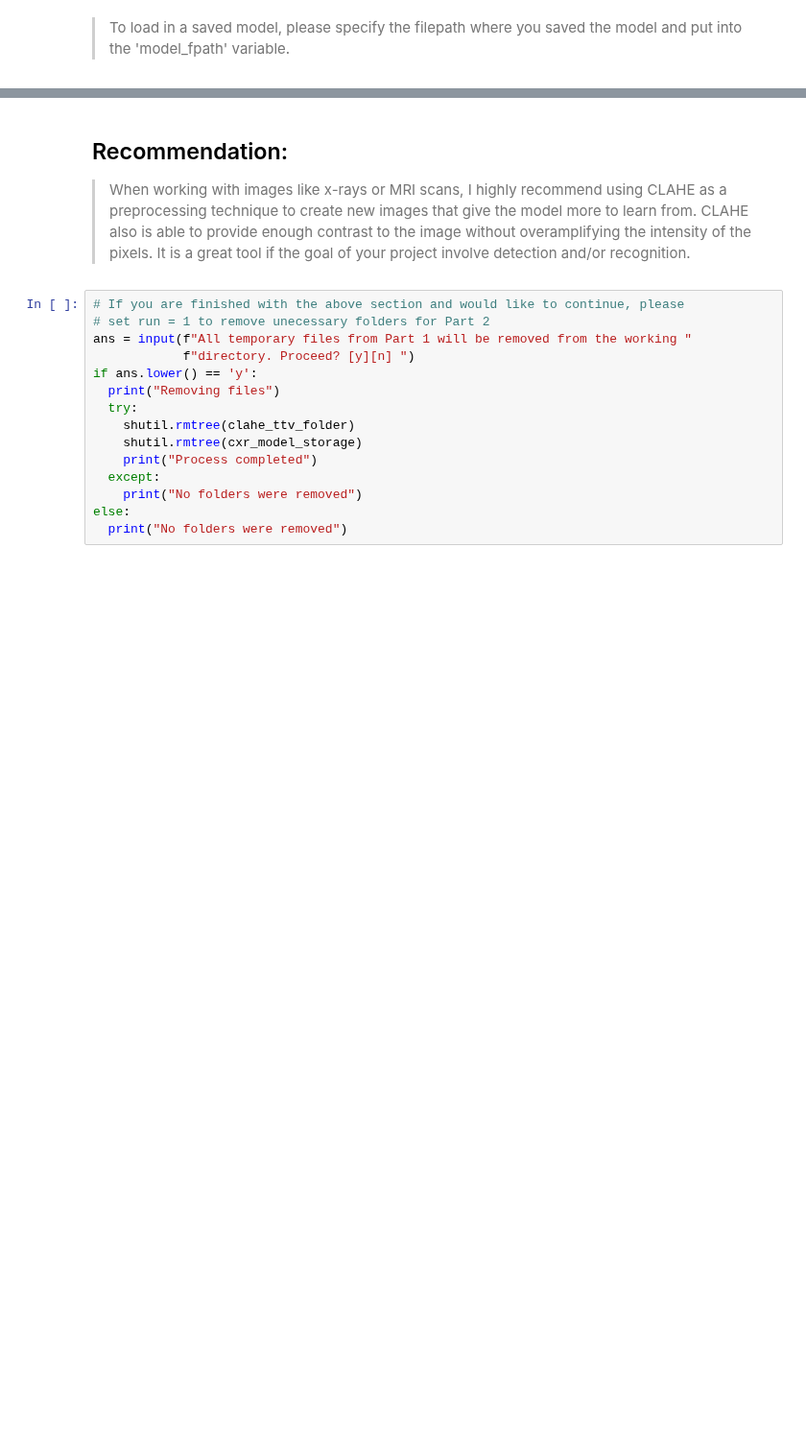
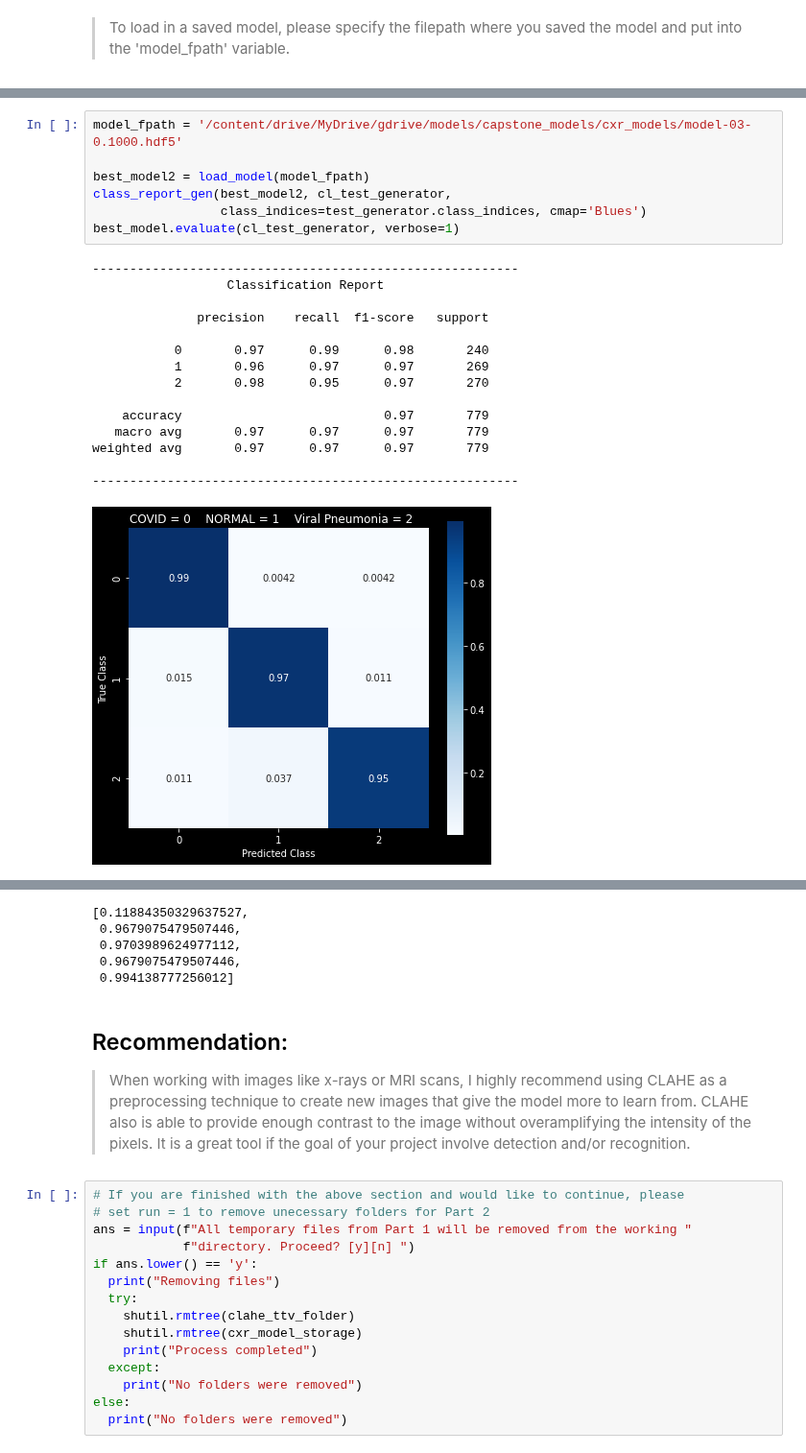
Before and after one commit to Lewis34cs/corona_audio, a Jupyter notebook: covid_proj_p1_xrays.ipynb, the cells around one changed output, grey strips where cells are left out. Shown at 96% size. Cells and saved outputs as stored; diff of their text form; blank space fills up the shorter version.

```diff
--- a/covid_proj_p1_xrays.ipynb
+++ b/covid_proj_p1_xrays.ipynb
@@ -654,0 +839,23 @@ best_model.evaluate(cl_test_generator, verbose=1)
+# %%
+model_fpath = '/content/drive/MyDrive/gdrive/models/capstone_models/cxr_models/model-03-0.1000.hdf5'
+
+best_model2 = load_model(model_fpath)
+class_report_gen(best_model2, cl_test_generator,
+                 class_indices=test_generator.class_indices, cmap='Blues')
+best_model.evaluate(cl_test_generator, verbose=1)
+# %% [output]
+---------------------------------------------------------
+                  Classification Report
+
+              precision    recall  f1-score   support
+
+           0       0.97      0.99      0.98       240
+           1       0.96      0.97      0.97       269
+           2       0.98      0.95      0.97       270
+
+    accuracy                           0.97       779
+   macro avg       0.97      0.97      0.97       779
+weighted avg       0.97      0.97      0.97       779
+
+---------------------------------------------------------
+[figure, added]
@@ -655,3 +863,8 @@ best_model.evaluate(cl_test_generator, verbose=1)
+[0.11884350329637527,
+ 0.9679075479507446,
+ 0.9703989624977112,
+ 0.9679075479507446,
+ 0.994138777256012]
 # %% [markdown]
 ## Recommendation:
 >When working with images like x-rays or MRI scans, I highly recommend using CLAHE as a preprocessing technique to create new images that give the model more to learn from. CLAHE also is able to provide enough contrast to the image without overamplifying the intensity of the pixels. It is a great tool if the goal of your project involve detection and/or recognition.
```
Also changed, not shown: parts of 24 cells of this notebook.
